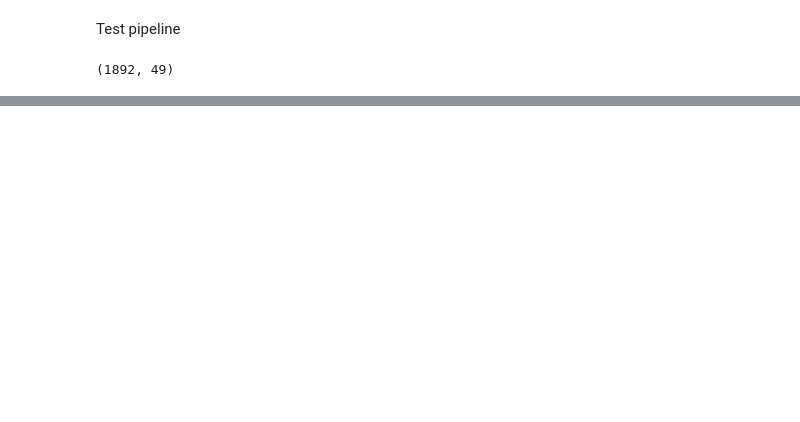
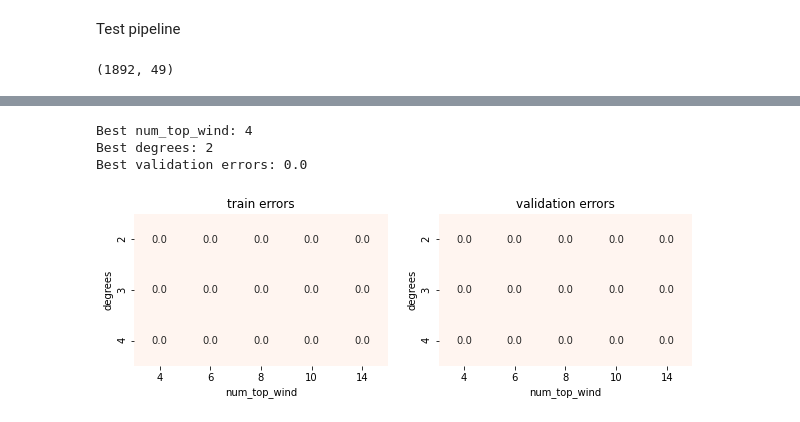
Before and after one commit to MachineGun3008/intro2ds_final_project, a Jupyter notebook: Model.ipynb, the cells around one changed output, grey strips where cells are left out. Cells and saved outputs as stored; diff of their text form; code cells hidden in the pictures; blank space fills up the shorter version.

```diff
--- a/Model.ipynb
+++ b/Model.ipynb
@@ -187,0 +373,26 @@ Pipeline(steps=[('preprocess', Preprocess(num_top_wind=4)),
+# %%
+svm_nonlinear = make_pipeline(preprocess_pipeline, SVC(kernel = 'poly', max_iter=-1))
+degreeses = [2, 3, 4]
+svm_nonlinear_train_errs, svm_nonlinear_val_errs, svm_nonlinear_best, svm_nonlinear_degrees, svm_nonlinear_num_top_wind = [], [], -float('inf'), None, None
+for degrees in degreeses:
+    svm_nonlinear.set_params(svc__degree=degrees)
+    train_errs, val_errs, best_val, best_para = Run_One_Hyper_Model([4, 6, 8, 10, 14], svm_nonlinear)
+    svm_nonlinear_train_errs.append(train_errs)
+    svm_nonlinear_val_errs.append(val_errs)
+    if best_val > svm_nonlinear_best:
+        svm_nonlinear_best = best_val
+        svm_nonlinear_num_top_wind = best_para
+        svm_nonlinear_degrees = degrees
+
+# svm_nonlinear = make_pipeline(preprocess_pipeline, SVC(kernel = 'poly', max_iter=-1))
+# svm_nonlinear_train_errs, svm_nonlinear_val_errs, svm_nonlinear_best, svm_nonlinear_num_top_wind = Run_Linear_Model([1, 2, 3, 4, 5, 6, 7, 8, 10, 14, 18], svm_nonlinear)
+# %%
+print('Best num_top_wind: {0}'.format(svm_nonlinear_num_top_wind))
+print('Best degrees: {0}'.format(svm_nonlinear_degrees))
+print('Best validation errors: {0}'.format(svm_nonlinear_best))
+Table_Train_Val_errs(svm_nonlinear_train_errs, svm_nonlinear_val_errs, [2, 3, 4], [4, 6, 8, 10, 14], 'num_top_wind', 'degrees')
+# %% [output]
+Best num_top_wind: 4
+Best degrees: 2
+Best validation errors: 0.0
+[figure, added]
```
Also changed, not shown: parts of 44 cells of this notebook.
